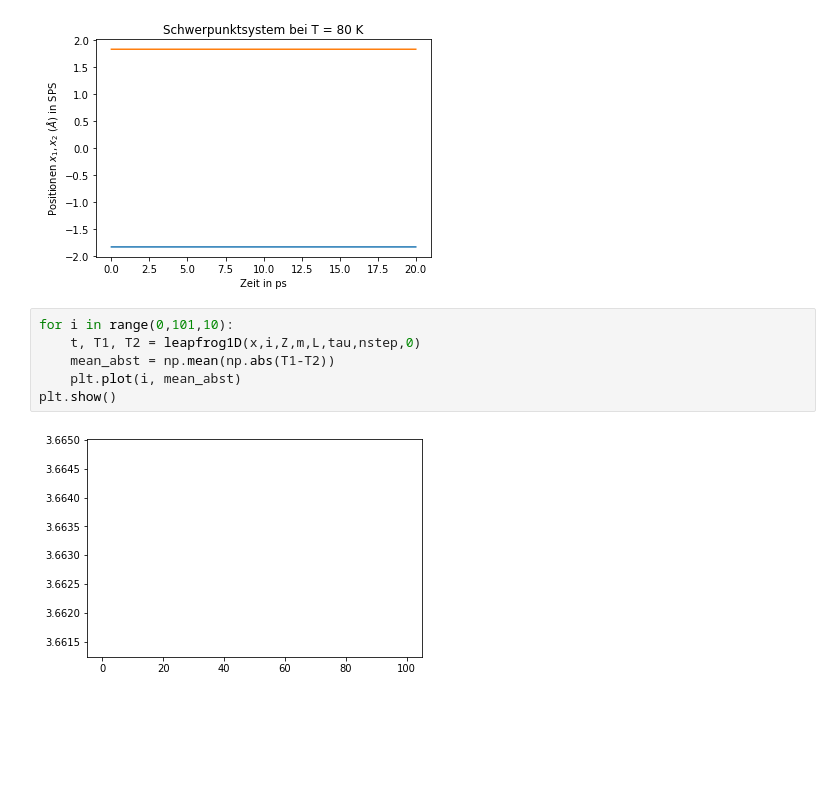
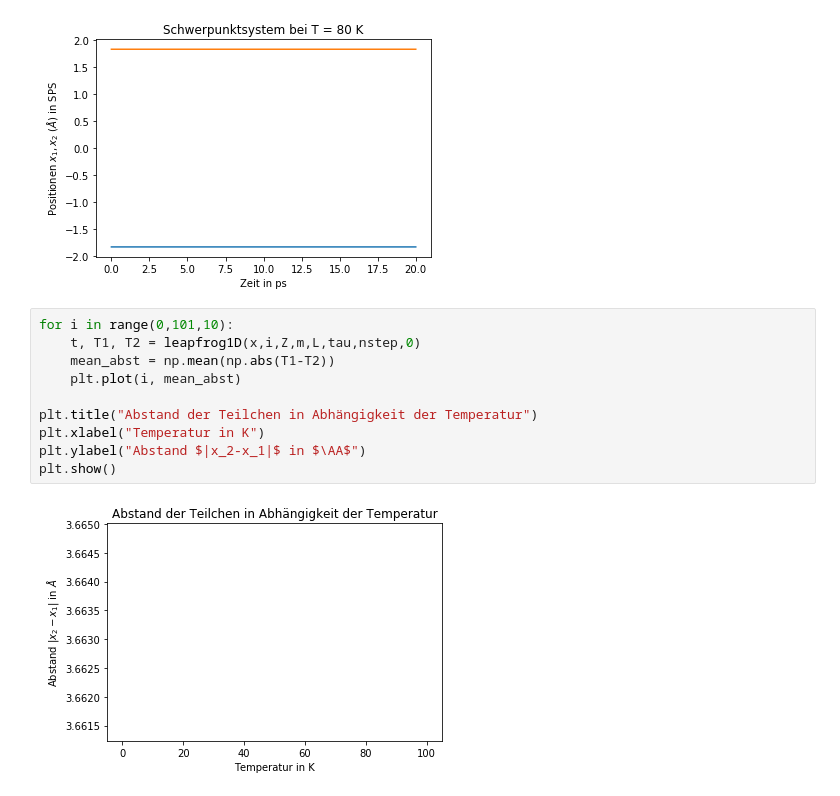
Before and after one commit to ehmzett/Keplerproblem, a Jupyter notebook: Molekulardynamik.ipynb, the cells around one changed output. Cells and saved outputs as stored; diff of their text form; blank space fills up the shorter version.

```diff
--- a/Molekulardynamik.ipynb
+++ b/Molekulardynamik.ipynb
@@ -228,8 +228,12 @@ plt.show
 # %%
 for i in range(0,101,10):
     t, T1, T2 = leapfrog1D(x,i,Z,m,L,tau,nstep,0)
     mean_abst = np.mean(np.abs(T1-T2))
     plt.plot(i, mean_abst)
+
+plt.title("Abstand der Teilchen in Abhängigkeit der Temperatur")
+plt.xlabel("Temperatur in K")
+plt.ylabel("Abstand $|x_2-x_1|$ in $\AA$")
 plt.show()
 # %% [output]
-[figure, old version]
+[figure, new version]
```
